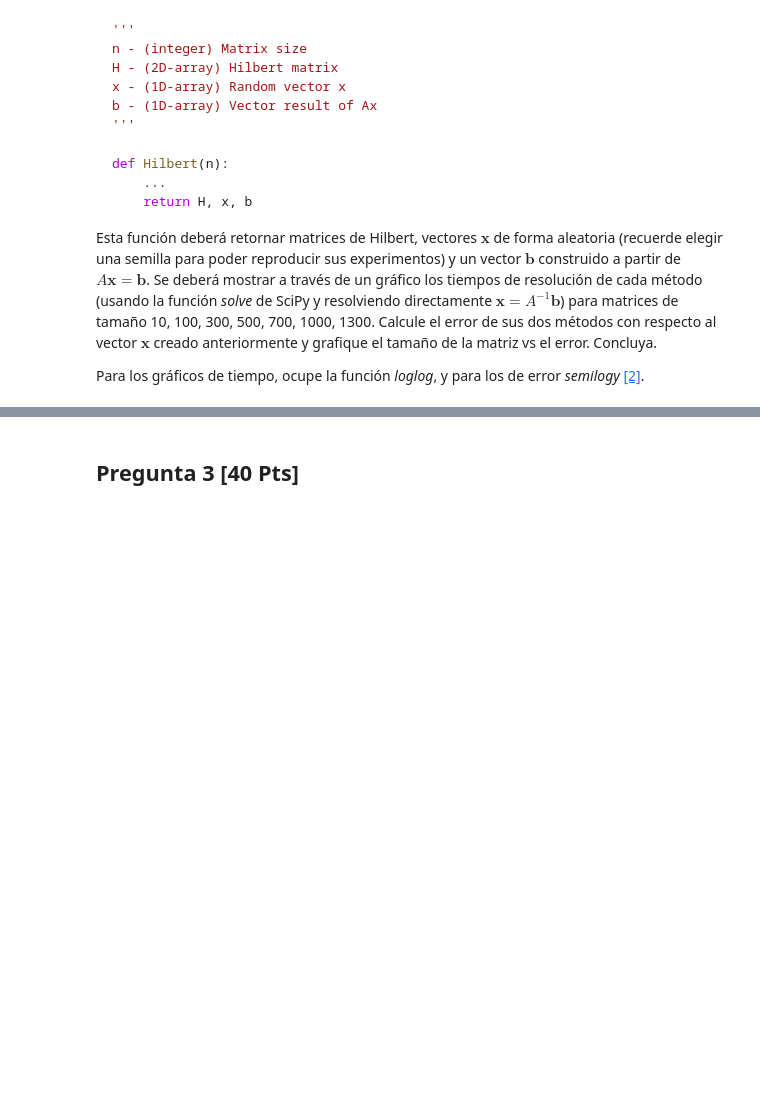
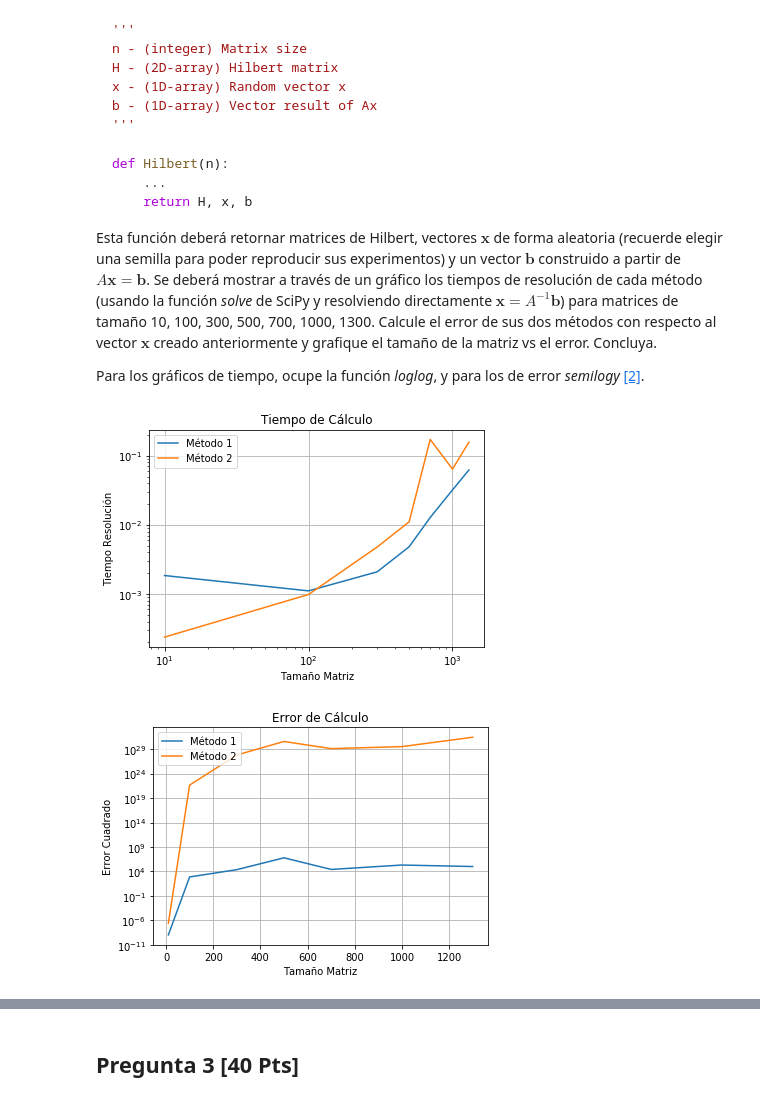
Before and after one commit to JoseMCO/ILI285, a Jupyter notebook: Tarea_1/Tarea1-CC.ipynb, the cells around one changed output, grey strips where cells are left out. Saved outputs shown, nothing was run; the diff lists cells and outputs as text; code cells hidden in the pictures; blank space fills up the shorter version.

```diff
--- a/Tarea_1/Tarea1-CC.ipynb
+++ b/Tarea_1/Tarea1-CC.ipynb
@@ -44,0 +102,14 @@ Además, calcule el tiempo que demoran los dos métodos anteriores.
+# %%
+stime = time.time()
+x_2_a = linalg.solve(A_2,b_2)
+time_a = time.time() - stime
+
+stime = time.time()
+x_2_b = np.linalg.inv(A_2).dot(b_2)
+time_b = time.time() - stime
+
+print("Resultado A calculado en %ss"%time_a)
+print(x_2_a)
+
+print("Resultado B calculado en %ss"%time_b)
+print(x_2_b)
@@ -70,3 +150,56 @@ def Hilbert(n):
 Esta función deberá retornar matrices de Hilbert, vectores $\mathbf{x}$ de forma aleatoria (recuerde elegir una semilla para poder reproducir sus experimentos) y un vector $\mathbf{b}$ construido a partir de $A\mathbf{x} = \mathbf{b}$. Se deberá mostrar a través de un gráfico los tiempos de resolución de cada método (usando la función *solve* de SciPy y resolviendo directamente $\mathbf{x} = A^{-1} \mathbf{b}$) para matrices de tamaño 10, 100, 300, 500, 700, 1000, 1300. Calcule el error de sus dos métodos con respecto al vector $\mathbf{x}$ creado anteriormente y grafique el tamaño de la matriz vs el error. Concluya.
 
 Para los gráficos de tiempo, ocupe la función *loglog*, y para los de error *semilogy* [[2]](#bib).
+# %%
+np.random.seed(14)
+
+def solve(a,b):
+    # method 1
+    stime = time.time()
+    x_a = linalg.solve(a,b)
+    time_a = time.time() - stime
+
+    # method 2
+    stime = time.time()
+    x_b = np.linalg.inv(a).dot(b)
+    time_b = time.time() - stime
+    return (x_a, x_b, time_a, time_b)
+
+def Hilbert(n):
+    H = linalg.hilbert(n)
+    x = np.random.rand(n)
+    b = H.dot(x)
+    return H, x, b
+
+results_2 = [[],[],[],[]]
+r = [10, 100, 300, 500, 700, 1000, 1300]
+for i in r:
+    H, x, b = Hilbert(i)
+    x_a, x_b, t_a, t_b = solve(H,b)
+    mse_a = ((x - x_a) ** 2).mean()
+    mse_b = ((x - x_b) ** 2).mean()
+    results_2[0].append(mse_a)
+    results_2[1].append(mse_b)
+    results_2[2].append(t_a)
+    results_2[3].append(t_b)
+
+plt.loglog(r,results_2[2],label="Método 1")
+plt.loglog(r,results_2[3],label="Método 2")
+plt.xlabel('Tamaño Matriz')
+plt.ylabel('Tiempo Resolución')
+plt.legend(loc='upper left')
+plt.grid(True)
+plt.title('Tiempo de Cálculo')
+plt.show()
+
+plt.semilogy(r,results_2[0],label="Método 1")
+plt.semilogy(r,results_2[1],label="Método 2")
+plt.xlabel('Tamaño Matriz')
+plt.ylabel('Error Cuadrado')
+plt.legend(loc='upper left')
+plt.grid(True)
+plt.title('Error de Cálculo')
+plt.show()
+# %% [output]
+[figure, added]
+[figure, added]
```
Also changed, not shown: parts of 17 cells of this notebook, 2 other files.
